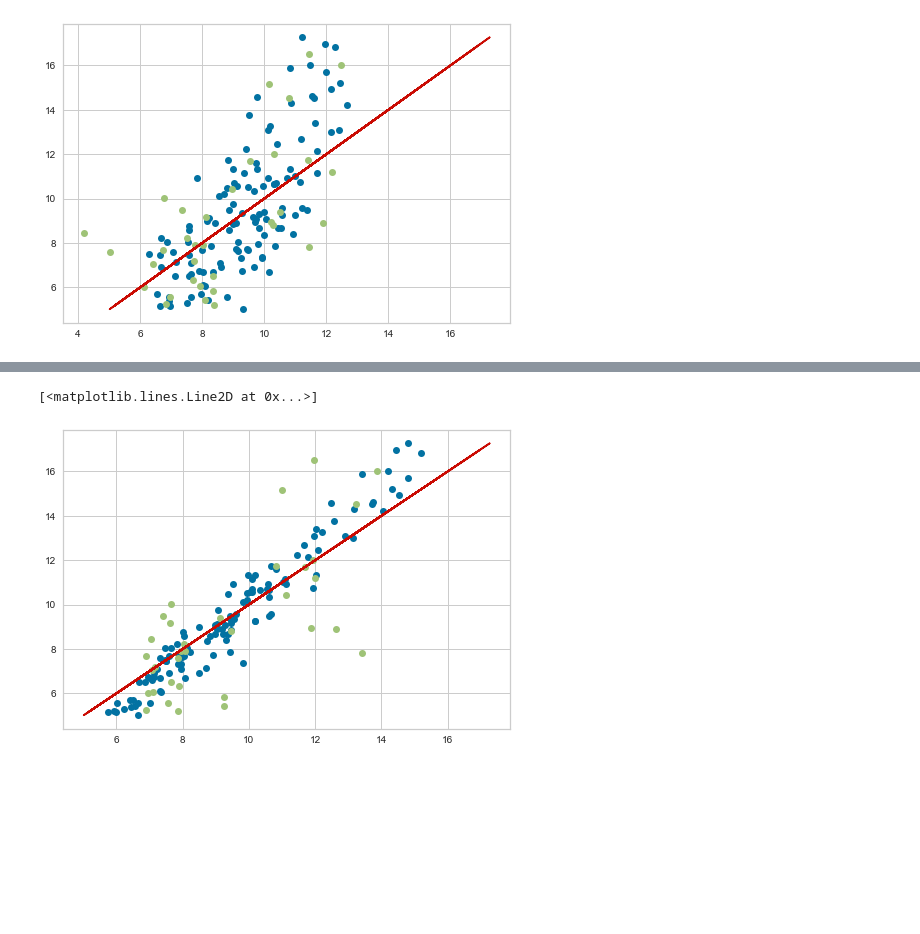
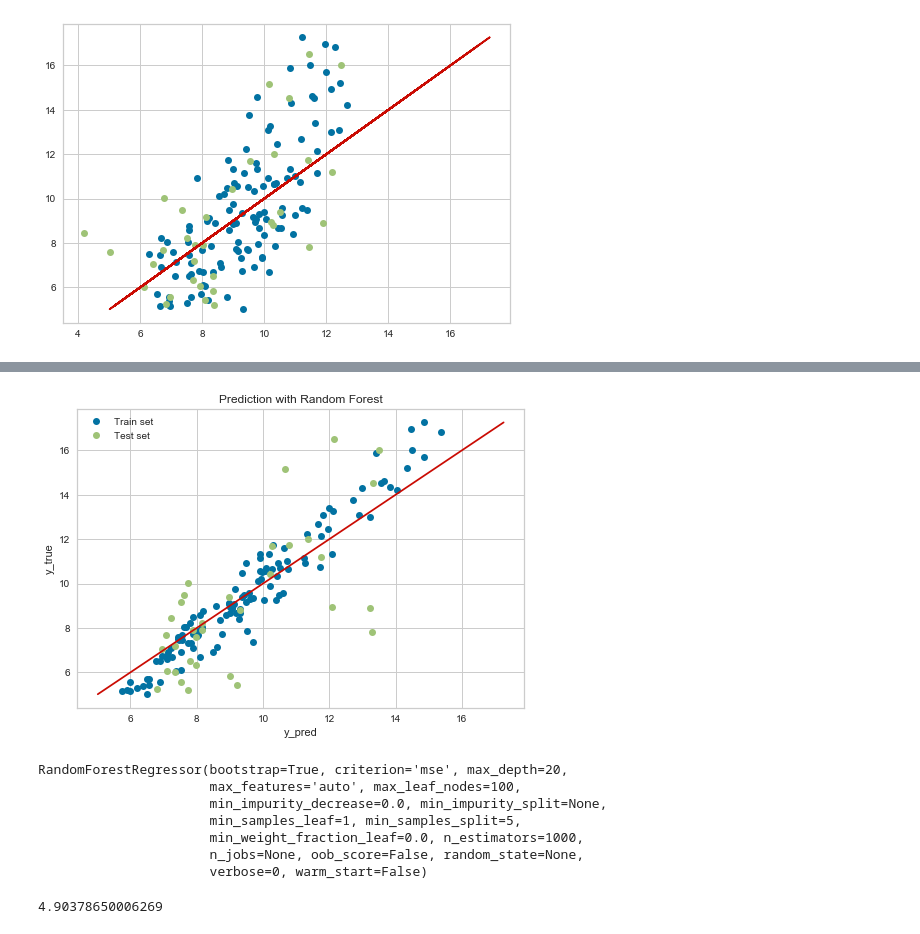
Before and after one commit to pauldelacour/data_sc_lab, a Jupyter notebook: task_01/methods/Only_spectro.ipynb, the cells around one changed output, grey strips where cells are left out. Cells and saved outputs as stored; diff of their text form; code cells hidden in the pictures; blank space fills up the shorter version.

```diff
--- a/task_01/methods/Only_spectro.ipynb
+++ b/task_01/methods/Only_spectro.ipynb
@@ -294,7 +294,29 @@ sklearn.metrics.mean_squared_error(y_test , rdf.predict(x_test))
-# %%
-plt.plot(rdf.predict(x_train) , y_train , 'o')
-plt.plot(rdf.predict(x_test), y_test , 'o')
-plt.plot(y_train , y_train)
-# %% [output]
-[<matplotlib.lines.Line2D at 0x...>]
-[figure, removed]
+# %%
+#fig, ax = plt.subplots()
+plt.plot(rdf.predict(x_train) , y_train , 'o' , label = 'Train set ')
+plt.plot(rdf.predict(x_test), y_test , 'o' , label = 'Test set')
+line = np.linspace(np.min(y_train) , np.max(y_train) , 100)
+plt.plot(line , line)
+plt.title('Prediction with Random Forest')
+plt.xlabel('y_pred')
+plt.ylabel('y_true')
+plt.legend()
+plt.savefig('age_prediction_with_RF.png')
+#ax.legend()
+# %% [output]
+[figure, added]
+# %%
+rf = RandomForestRegressor(max_depth= 20, max_leaf_nodes= 100, min_samples_split= 5, n_estimators= 1000)
+rf.fit(x_train, y_train)
+# %% [output]
+RandomForestRegressor(bootstrap=True, criterion='mse', max_depth=20,
+                      max_features='auto', max_leaf_nodes=100,
+                      min_impurity_decrease=0.0, min_impurity_split=None,
+                      min_samples_leaf=1, min_samples_split=5,
+                      min_weight_fraction_leaf=0.0, n_estimators=1000,
+                      n_jobs=None, oob_score=False, random_state=None,
+                      verbose=0, warm_start=False)
+# %%
+sklearn.metrics.mean_squared_error(y_test , rf.predict(x_test))
+# %% [output]
+4.90378650006269
```
Also changed, not shown: parts of 5 cells of this notebook, 1 other file.
